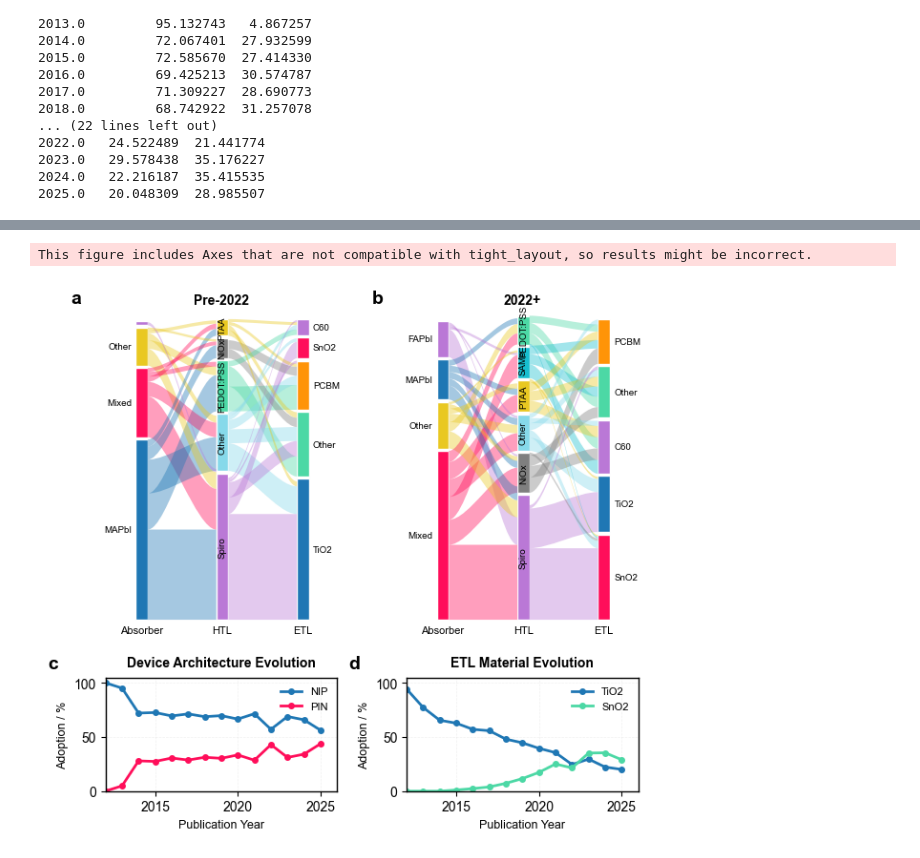
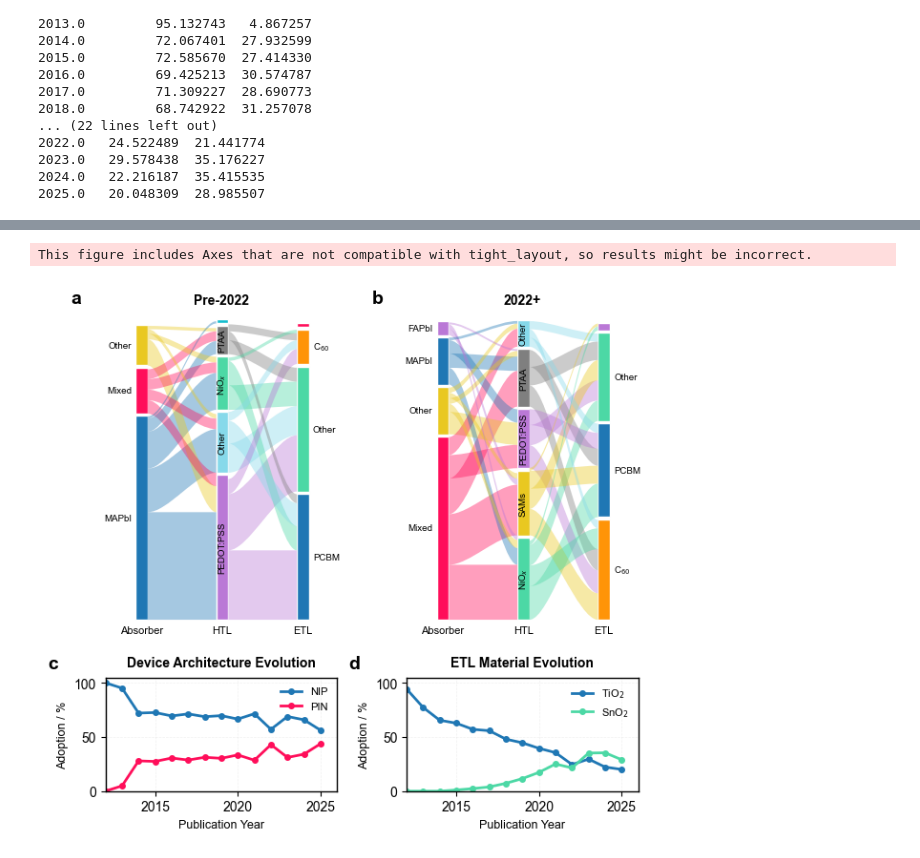
Before and after one commit to FAIRmat-NFDI/nomad-perovskite-solar-cells-database, a Jupyter notebook: src/perovskite_solar_cell_database/example_uploads/perla_notebooks/architecture-evolution.ipynb, the cells around one changed output, grey strips where cells are left out. Drawn from its saved outputs; the diff is of its cells as text; code cells hidden in the pictures.

Commit message:
feat: update plots (#126)
* feat: update plots

* finish plots

* remove lint

* clean

* cleanup

* sync with main

```diff
--- a/src/perovskite_solar_cell_database/example_uploads/perla_notebooks/architecture-evolution.ipynb
+++ b/src/perovskite_solar_cell_database/example_uploads/perla_notebooks/architecture-evolution.ipynb
@@ -70,6 +72,8 @@ df = pd.read_parquet("perovskite_solar_cell_database.parquet")
 # %%
 # set in the df a source_database column. Is data.ref.person_entering_data is LLM Extracted else Manual Entry
-df['source_database'] = df['data.ref.name_of_person_entering_the_data'].apply(lambda x: 'LLM Extracted' if x == 'LLM Extraction' else 'Manual Entry')
+df['source_database'] = df['data.ref.name_of_person_entering_the_data'].apply(
+    lambda x: 'LLM Extracted' if x == 'LLM Extraction' else 'Manual Entry'
+)
 # %%
 df['pub_date'] = pd.to_datetime(df['data.ref.publication_date'], errors='coerce')
 df['pub_year'] = df['pub_date'].dt.year
@@ -414,9 +552,15 @@ def draw_three_layer_alluvial(ax, abs_htl_flows, htl_etl_flows, abs_colors, htl_
 # %%
 def get_architecture_evolution(df):
     """Get PIN vs NIP percentages by year."""
-    arch_by_year = df[df['architecture'].isin(['nip', 'pin'])].groupby(['pub_year', 'architecture']).size().unstack(fill_value=0)
+    arch_by_year = (
+        df[df['architecture'].isin(['nip', 'pin'])]
+        .groupby(['pub_year', 'architecture'])
+        .size()
+        .unstack(fill_value=0)
+    )
     arch_pct = arch_by_year.div(arch_by_year.sum(axis=1), axis=0) * 100
     return arch_pct
+
 
 def get_etl_evolution(df):
     """Get TiO2 and SnO2 percentages by year."""
@@ -444,18 +588,19 @@ def get_etl_evolution(df):
 
         etl_by_year[year] = {
             'TiO2': tio2_count / total * 100,
-            'SnO2': sno2_count / total * 100
+            'SnO2': sno2_count / total * 100,
         }
 
     return pd.DataFrame(etl_by_year).T
+
 
 # Get evolution data
 arch_evolution = get_architecture_evolution(df)
 etl_evolution = get_etl_evolution(df)
 
-print("Architecture evolution:")
+print('Architecture evolution:')
 print(arch_evolution)
-print("\nETL evolution:")
+print('\nETL evolution:')
 print(etl_evolution)
 # %% [output]
 Architecture evolution:
@@ -478,8 +625,7 @@ pub_year
 # %%
 # Create consistent color mapping across both periods
 abs_colors, htl_colors, etl_colors = get_global_color_mapping(
-    (pre_abs_htl, pre_htl_etl),
-    (post_abs_htl, post_htl_etl)
+    (pre_abs_htl_pin, pre_htl_etl_pin), (post_abs_htl_pin, post_htl_etl_pin)
 )
 
 # Define colors for line plots (from plotly theme)
@@ -497,46 +643,94 @@ ax3 = fig.add_subplot(gs[1, 0])
 ax4 = fig.add_subplot(gs[1, 1])
 
 # Draw alluvial diagrams (panels a, b)
-draw_three_layer_alluvial(ax1, pre_abs_htl, pre_htl_etl, abs_colors, htl_colors, etl_colors,
-                          title="Pre-2022", panel_label="a")
-draw_three_layer_alluvial(ax2, post_abs_htl, post_htl_etl, abs_colors, htl_colors, etl_colors,
-                          title="2022+", panel_label="b")
+draw_three_layer_alluvial(
+    ax1,
+    pre_abs_htl_pin,
+    pre_htl_etl_pin,
+    abs_colors,
+    htl_colors,
+    etl_colors,
+    title='Pre-2022',
+    panel_label='a',
+)
+draw_three_layer_alluvial(
+    ax2,
+    post_abs_htl_pin,
+    post_htl_etl_pin,
+    abs_colors,
+    htl_colors,
+    etl_colors,
+    title='2022+',
+    panel_label='b',
+)
 
 # Draw architecture evolution (panel c)
-ax3.text(-0.25, 1.05, 'c', fontsize=14, fontweight='bold',
-        ha='left', va='bottom', transform=ax3.transAxes)
+ax3.text(
+    -0.25,
+    1.05,
+    'c',
+    fontsize=14,
+    fontweight='bold',
+    ha='left',
+    va='bottom',
+    transform=ax3.transAxes,
+)
 
 for arch in arch_evolution.columns:
-    ax3.plot(arch_evolution.index, arch_evolution[arch], 'o-',
-            label=arch.upper(), color=arch_colors[arch], linewidth=2, markersize=4)
+    ax3.plot(
+        arch_evolution.index,
+        arch_evolution[arch],
+        'o-',
+        label=arch.upper(),
+        color=arch_colors[arch],
+        linewidth=2,
+        markersize=4,
+    )
 
 ax3.set_xlabel('Publication Year', fontsize=9)
 ax3.set_ylabel('Adoption / %', fontsize=9)
 ax3.set_title('Device Architecture Evolution', fontsize=10, fontweight='bold', pad=8)
 ax3.legend(frameon=False, fontsize=8, loc='best')
 ax3.grid(True, alpha=0.3, linestyle='--', linewidth=0.5)
 ax3.set_xlim(2012, 2026)
 ax3.set_ylim(0, 105)
 
 # Draw ETL material evolution (panel d)
-ax4.text(-0.25, 1.05, 'd', fontsize=14, fontweight='bold',
-        ha='left', va='bottom', transform=ax4.transAxes)
+ax4.text(
+    -0.25,
+    1.05,
+    'd',
+    fontsize=14,
+    fontweight='bold',
+    ha='left',
+    va='bottom',
+    transform=ax4.transAxes,
+)
 
 for etl in ['TiO2', 'SnO2']:
     if etl in etl_evolution.columns:
-        ax4.plot(etl_evolution.index, etl_evolution[etl], 'o-',
-                label=etl, color=etl_line_colors[etl], linewidth=2, markersize=4)
+        ax4.plot(
+            etl_evolution.index,
+            etl_evolution[etl],
+            'o-',
+            label=format_chemical_formula(etl),
+            color=etl_line_colors[etl],
+            linewidth=2,
+            markersize=4,
+        )
 
 ax4.set_xlabel('Publication Year', fontsize=9)
 ax4.set_ylabel('Adoption / %', fontsize=9)
 ax4.set_title('ETL Material Evolution', fontsize=10, fontweight='bold', pad=8)
 ax4.legend(frameon=False, fontsize=8, loc='best')
 ax4.grid(True, alpha=0.3, linestyle='--', linewidth=0.5)
 ax4.set_xlim(2012, 2026)
 ax4.set_ylim(0, 105)
 
 fig.tight_layout()
-fig.savefig("perovskite_solar_cell_evolution_figure.pdf",)
+fig.savefig(
+    'perovskite_solar_cell_evolution_figure_pin.pdf',
+)
 # %% [output]
 This figure includes Axes that are not compatible with tight_layout, so results might be incorrect.
-[figure, old version]
+[figure, new version]
```
Also changed, not shown: parts of 9 cells of this notebook, 7 other files.
